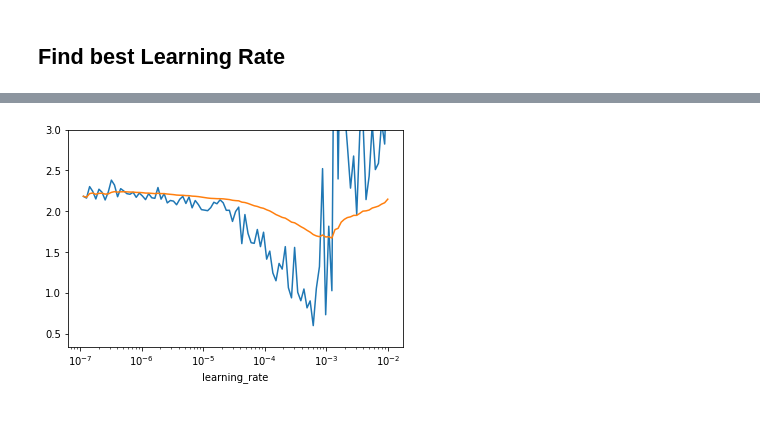
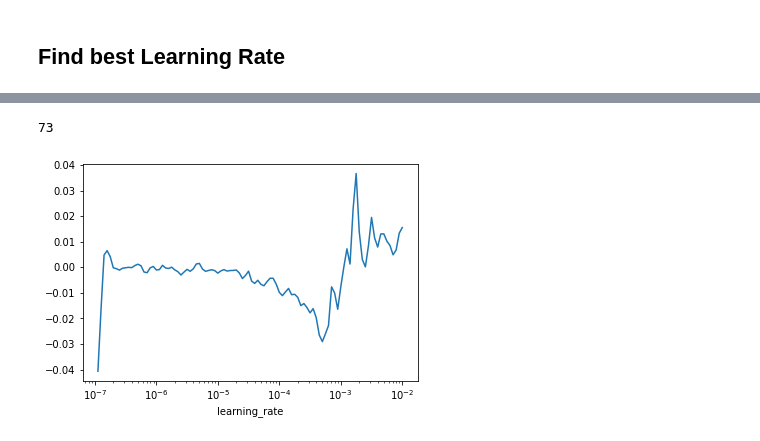
Before and after one commit to goerlitz/nlp-classification, a Jupyter notebook: notebooks/10kGNAD/colab/21e_10kGNAD_huggingface_lr_find.ipynb, the cells around one changed output, grey strips where cells are left out. Cells and saved outputs as stored; diff of their text form; code cells hidden in the pictures.

```diff
--- a/notebooks/10kGNAD/colab/21e_10kGNAD_huggingface_lr_find.ipynb
+++ b/notebooks/10kGNAD/colab/21e_10kGNAD_huggingface_lr_find.ipynb
@@ -245,17 +206,21 @@ beta = 0.98
 avg_loss = 0.0
 smoothed = []
 
-for i, loss in enumerate(log_df.loss):
+for i, loss in enumerate(loss_s):
     i+=1
     avg_loss = beta * avg_loss + (1-beta) * loss
     smoothed_loss = avg_loss / (1 - beta**i)
     smoothed.append(smoothed_loss)
 
-log_df["loss_smooth"] = smoothed
+smoothed_s = pd.Series(smoothed, index=loss_s.index)
+
+start=10  # ignore start
+min_grad = np.gradient(smoothed)[start:].argmin() + start
+min_grad
+# %% [output]
+73
-# %%
-log_df[:steps-1].set_index("learning_rate").loss.plot()
-log_df[:steps-1].set_index("learning_rate").loss_smooth.plot()
-plt.xscale("log")
-plt.ylim([None,3]);
-# %% [output]
-[figure, removed]
+# %%
+pd.Series(np.gradient(smoothed), index=loss_s.index).plot()
+plt.xscale("log")
+# %% [output]
+[figure, added]
```
Also changed, not shown: parts of 15 cells of this notebook.
